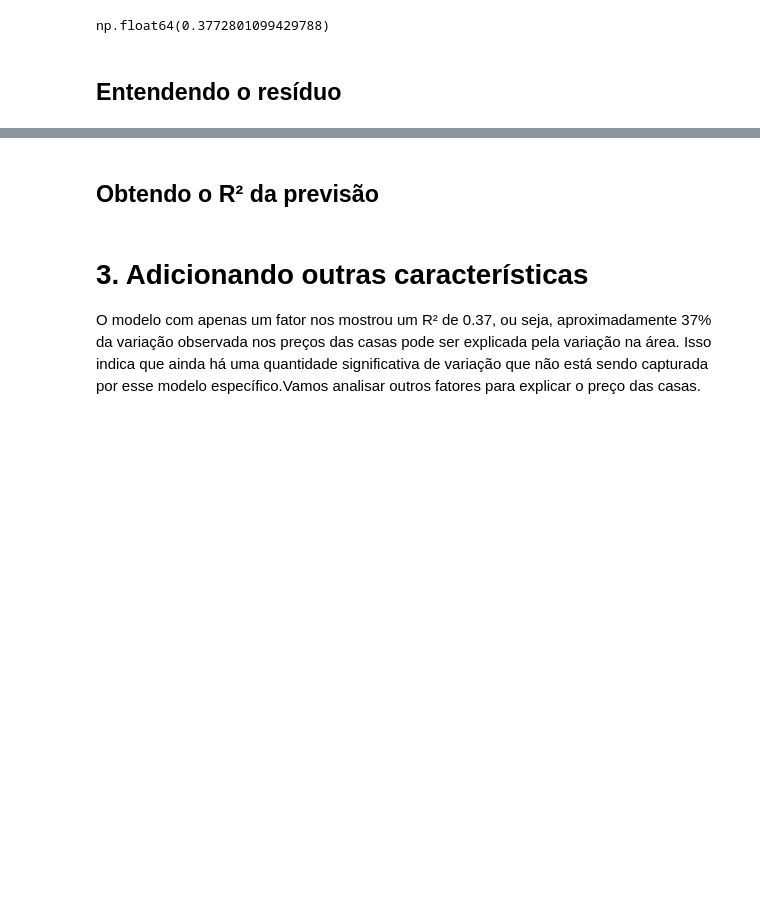
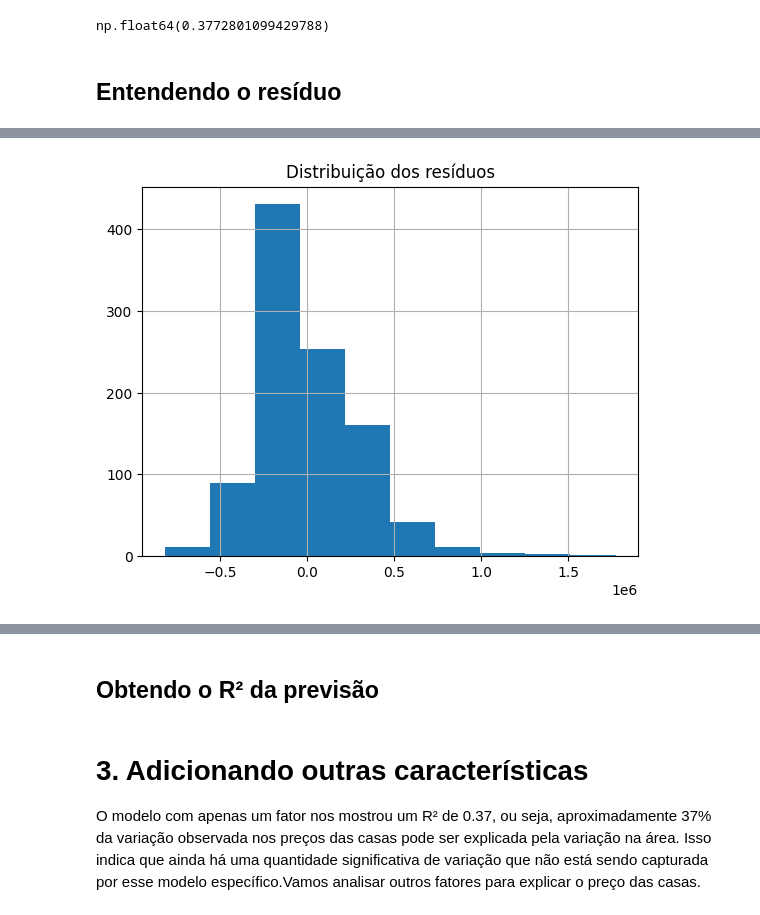
Before and after one commit to juliogazoli/alura-data-science-python-testando-relacoes-com-regressao-linear, a Jupyter notebook: [Aula_1]_Preços_de_Imóveis_Utilizando_Regressão_Linear.ipynb, the cells around one changed output, grey strips where cells are left out. Cells and saved outputs as stored; diff of their text form; code cells hidden in the pictures; blank space fills up the shorter version.

Commit message:
Entendendo os resíduos

```diff
--- a/[Aula_1]_Preços_de_Imóveis_Utilizando_Regressão_Linear.ipynb
+++ b/[Aula_1]_Preços_de_Imóveis_Utilizando_Regressão_Linear.ipynb
@@ -236,5 +250,10 @@ np.float64(0.3772801099429788)
 # %%
 # Como eles estão distribuidos
+modelo_0.resid.hist()
+plt.title('Distribuição dos resíduos')
+plt.show()
+# %% [output]
+[figure, added]
 # %% [markdown]
 ![](https://i.imgur.com/CJMdXpf.png)
 # %% [markdown]
```
Also changed, not shown: parts of 1 cell of this notebook.
